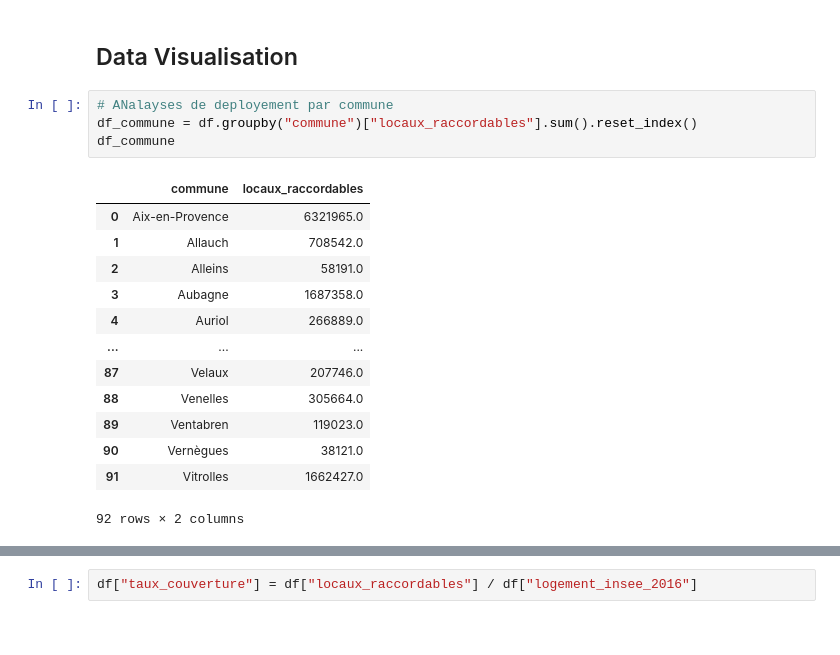
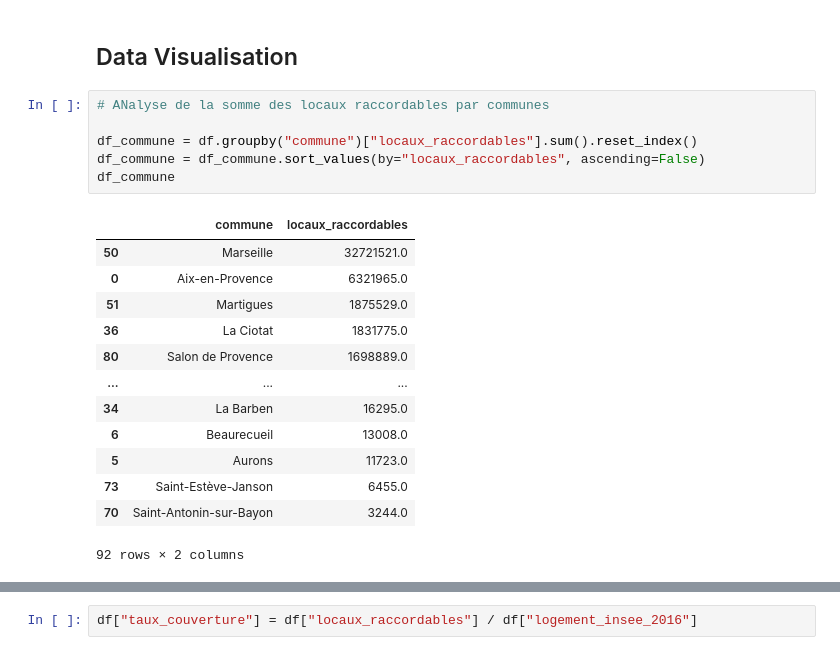
Before and after one commit to khelifaYacine/deployment_ftth_2017_2025-, a Jupyter notebook: Consultation_a.ipynb, the cells around one changed output, grey strips where cells are left out. Drawn from its saved outputs; the diff is of its cells as text.

```diff
--- a/Consultation_a.ipynb
+++ b/Consultation_a.ipynb
@@ -166,21 +166,23 @@ df["source"].unique()
 array(['SFR', 'Orange', 'ARCEP'], dtype=object)
 # %% [markdown]
 ## Data Visualisation
-# %%
-# ANalayses de deployement par commune
-df_commune = df.groupby("commune")["locaux_raccordables"].sum().reset_index()
-df_commune
-# %% [output]
-|  | commune | locaux_raccordables |
-| 0 | Aix-en-Provence | 6321965.0 |
-| 1 | Allauch | 708542.0 |
-| 2 | Alleins | 58191.0 |
-| 3 | Aubagne | 1687358.0 |
-| 4 | Auriol | 266889.0 |
-| ... | ... | ... |
-| 87 | Velaux | 207746.0 |
-| 88 | Venelles | 305664.0 |
-| 89 | Ventabren | 119023.0 |
-| 90 | Vernègues | 38121.0 |
-| 91 | Vitrolles | 1662427.0 |
-92 rows × 2 columns
+# %%
+# ANalyse de la somme des locaux raccordables par communes
+
+df_commune = df.groupby("commune")["locaux_raccordables"].sum().reset_index()
+df_commune = df_commune.sort_values(by="locaux_raccordables", ascending=False)
+df_commune
+# %% [output]
+|  | commune | locaux_raccordables |
+| 50 | Marseille | 32721521.0 |
+| 0 | Aix-en-Provence | 6321965.0 |
+| 51 | Martigues | 1875529.0 |
+| 36 | La Ciotat | 1831775.0 |
+| 80 | Salon de Provence | 1698889.0 |
+| ... | ... | ... |
+| 34 | La Barben | 16295.0 |
+| 6 | Beaurecueil | 13008.0 |
+| 5 | Aurons | 11723.0 |
+| 73 | Saint-Estève-Janson | 6455.0 |
+| 70 | Saint-Antonin-sur-Bayon | 3244.0 |
+92 rows × 2 columns
```
Also changed, not shown: parts of 2 cells of this notebook.
